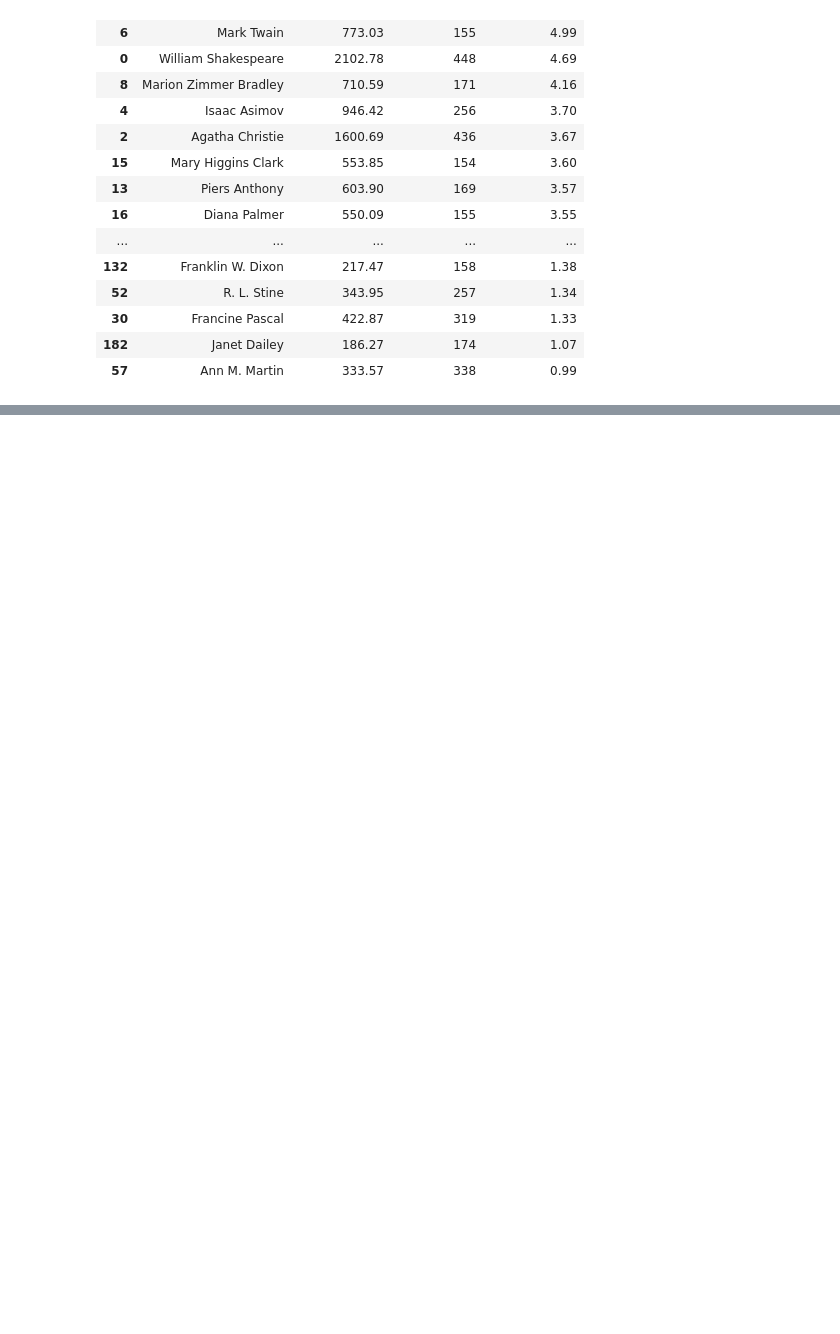
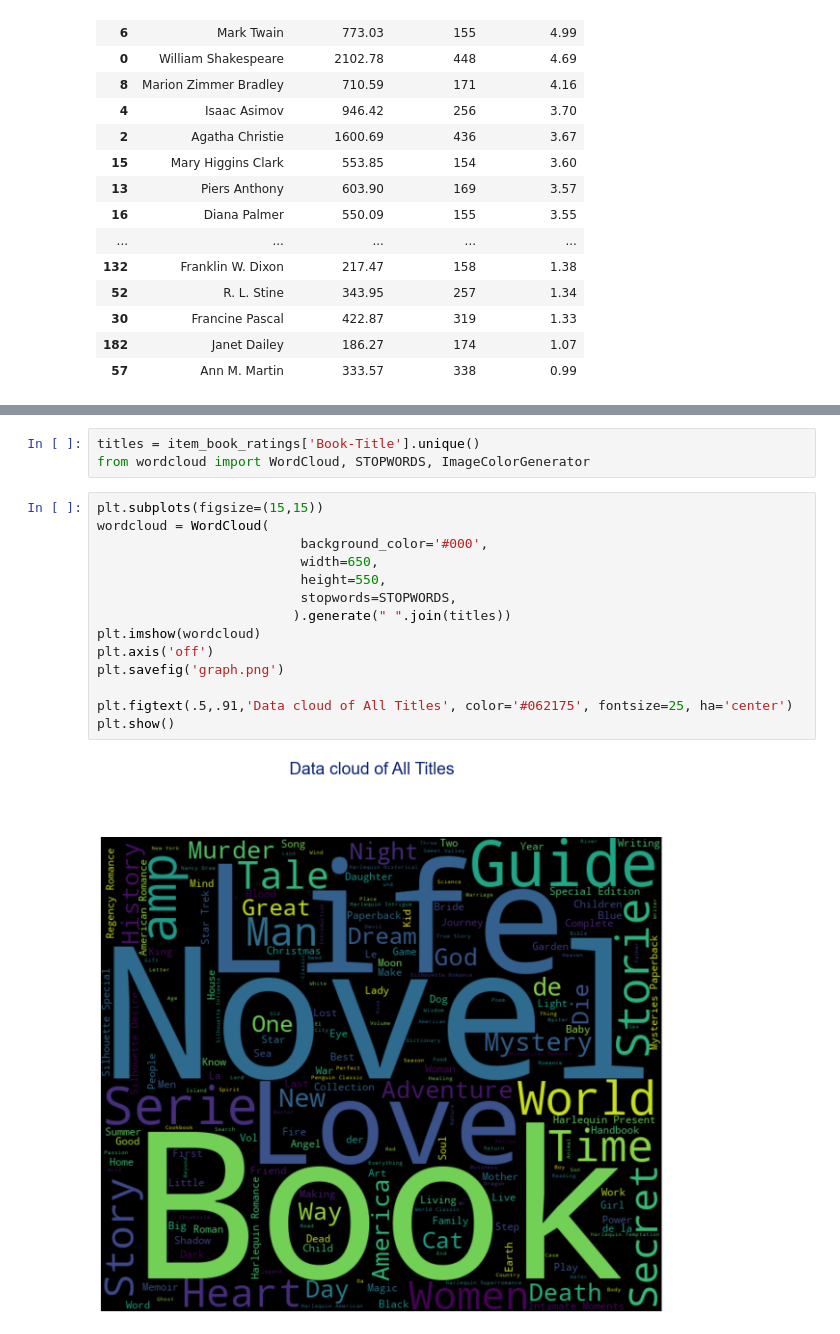
Before and after one commit to ISIM-Hackathon/Vector-Space, a Jupyter notebook: Untitled.ipynb, the cells around one changed output, grey strips where cells are left out. Drawn from its saved outputs; the diff is of its cells as text; blank space fills up the shorter version.

```diff
--- a/Untitled.ipynb
+++ b/Untitled.ipynb
@@ -525,0 +641,19 @@ avg_r_by_author
+# %%
+titles = item_book_ratings['Book-Title'].unique()
+from wordcloud import WordCloud, STOPWORDS, ImageColorGenerator
+# %%
+plt.subplots(figsize=(15,15))
+wordcloud = WordCloud(
+                          background_color='#000',
+                          width=650,
+                          height=550,
+                          stopwords=STOPWORDS,
+                         ).generate(" ".join(titles))
+plt.imshow(wordcloud)
+plt.axis('off')
+plt.savefig('graph.png')
+
+plt.figtext(.5,.91,'Data cloud of All Titles', color='#062175', fontsize=25, ha='center')
+plt.show()
+# %% [output]
+[figure, added]
```
Also changed, not shown: parts of 23 cells of this notebook, 1 other file.
